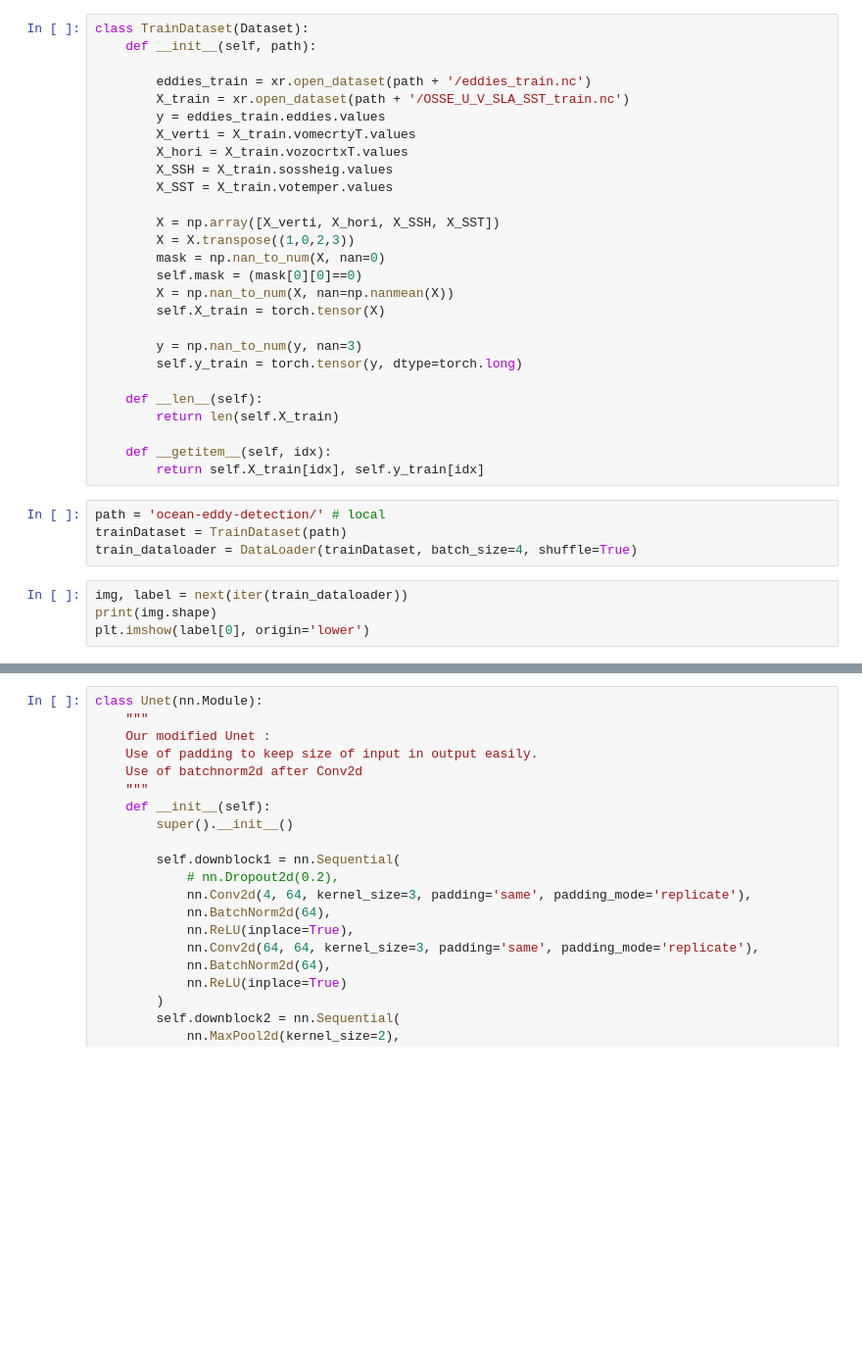
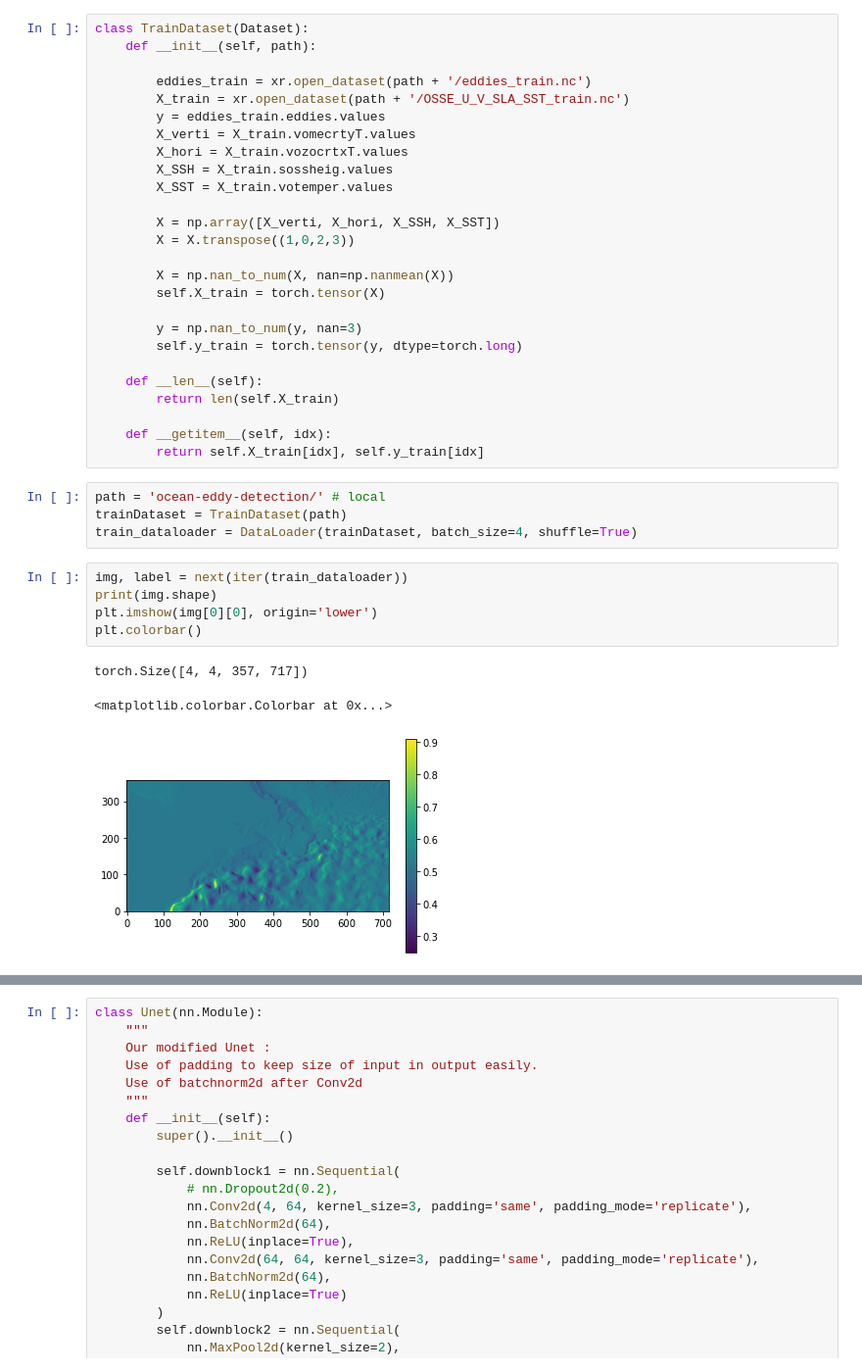
Before and after one commit to theorousseaux/hackathon_ocean, a Jupyter notebook: template_ocean.ipynb, the cells around one changed output, grey strips where cells are left out. Shown at 98% size. Drawn from its saved outputs; the diff is of its cells as text; blank space fills up the shorter version.

```diff
--- a/template_ocean.ipynb
+++ b/template_ocean.ipynb
@@ -44,8 +55,7 @@ class TrainDataset(Dataset):
 
         X = np.array([X_verti, X_hori, X_SSH, X_SST])
         X = X.transpose((1,0,2,3))
-        mask = np.nan_to_num(X, nan=0)
-        self.mask = (mask[0][0]==0)
+
         X = np.nan_to_num(X, nan=np.nanmean(X))
         self.X_train = torch.tensor(X)
 
@@ -64,4 +74,9 @@ train_dataloader = DataLoader(trainDataset, batch_size=4, shuffle=True)
 # %%
 img, label = next(iter(train_dataloader))
 print(img.shape)
-plt.imshow(label[0], origin='lower')
+plt.imshow(img[0][0], origin='lower')
+plt.colorbar()
+# %% [output]
+torch.Size([4, 4, 357, 717])
+<matplotlib.colorbar.Colorbar at 0x...>
+[figure, added]
```
Also changed, not shown: parts of 4 cells of this notebook, 1 other file.
